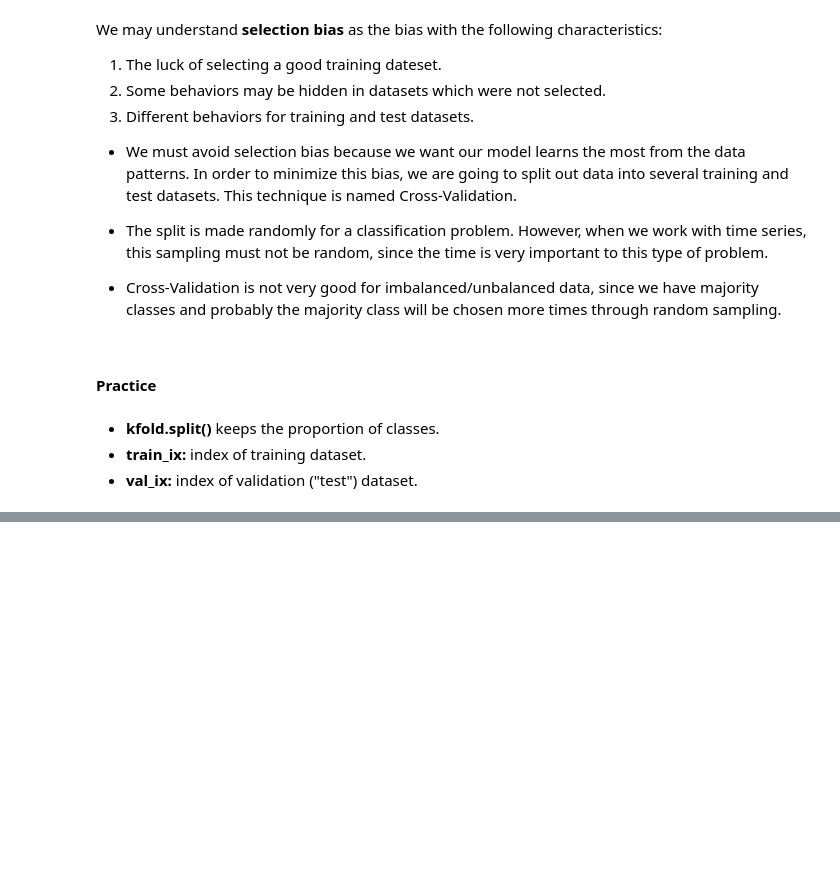
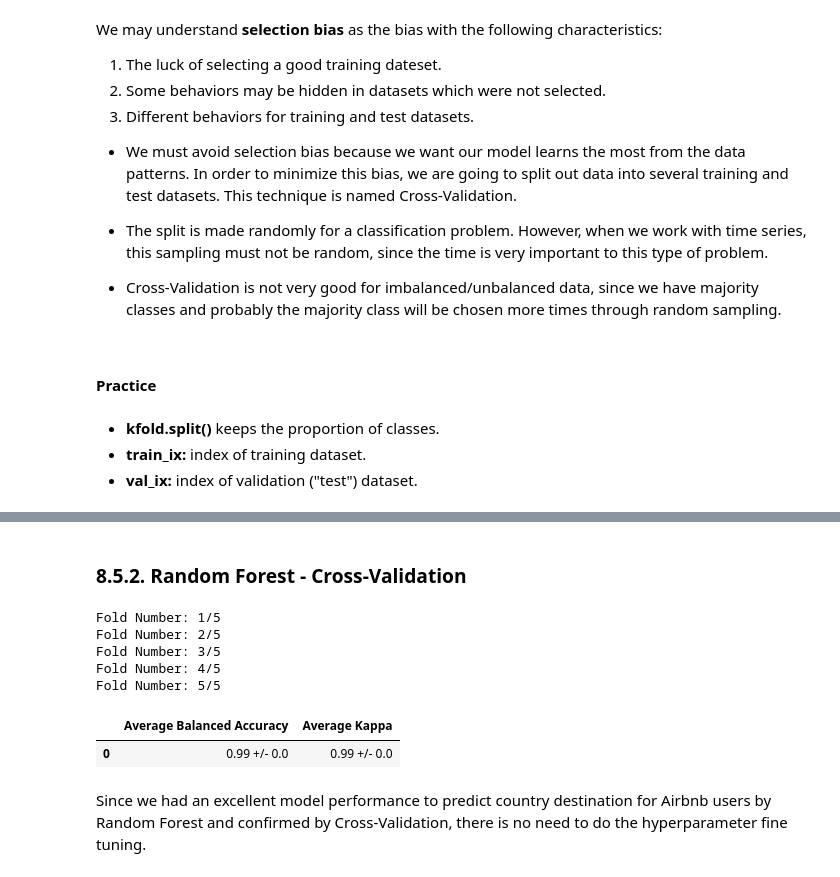
Before and after one commit to lucasquemelli/airbnb, a Jupyter notebook: airbnb.ipynb, the cells around one changed output, grey strips where cells are left out. Saved outputs shown, nothing was run; the diff lists cells and outputs as text; code cells hidden in the pictures; blank space fills up the shorter version.

```diff
--- a/airbnb.ipynb
+++ b/airbnb.ipynb
@@ -2473,0 +2421,64 @@ pd.DataFrame( {'Average Balanced Accuracy': np.round( np.mean( balanced_acc_list
+# %% [markdown]
+### 8.5.2. Random Forest - Cross-Validation
+# %%
+ # generate k-fold
+num_folds = 5 # shuffle = True: the split is done randomly
+kfold = ms.StratifiedKFold(n_splits=num_folds, shuffle=True, random_state=32)
+
+balanced_acc_list = []
+kappa_acc_list = []
+
+i = 1
+for train_ix, val_ix in kfold.split(x_train, y_train):
+    print( 'Fold Number: {}/{}'.format(i, num_folds))
+
+    # get fold
+    x_train_fold = x_train.iloc[train_ix]
+    y_train_fold = y_train.iloc[train_ix]
+
+    x_val_fold = x_train.iloc[val_ix]
+    y_val_fold = y_train.iloc[val_ix]
+
+    # instantiate encoder
+    ohe = pp.OneHotEncoder()
+
+    # y train for neural network
+    y_train_rf = ohe.fit_transform(y_train.values.reshape(-1, 1)).toarray()
+
+    # model
+    rf = RandomForestRegressor(n_estimators=100, n_jobs=-1, random_state=42).fit(x_train, y_train_rf)
+
+    # prediction
+    pred_rf = rf.predict(x_test)
+
+    # invert prediction - going back to the categorical attributes
+    # real prediction
+    yhat_rf = ohe.inverse_transform(pred_rf)
+
+    # prediction prepare
+    y_test_rf = y_test.to_numpy()
+    yhat_rf = yhat_rf.reshape(1, -1)[0]
+
+    ## Balanced Accuracy
+    balanced_acc_rf = m.balanced_accuracy_score(y_test_rf, yhat_rf)
+    balanced_acc_list.append(balanced_acc_rf)
+
+    # Kappa Metrics
+    kappa_acc_rf = m.cohen_kappa_score(y_test_rf, yhat_rf)
+    kappa_acc_list.append(kappa_acc_rf)
+
+    i += 1
+# %% [output]
+Fold Number: 1/5
+Fold Number: 2/5
+Fold Number: 3/5
+Fold Number: 4/5
+Fold Number: 5/5
+# %%
+pd.DataFrame( {'Average Balanced Accuracy': np.round( np.mean( balanced_acc_list ), 2 ).astype( str ) + ' +/- ' + np.round( np.std( balanced_acc_list  ), 10 ).astype( str ),
+                'Average Kappa': np.round( np.mean( kappa_acc_list ), 2 ).astype( str ) + ' +/- ' + np.round( np.std( kappa_acc_list ), 10 ).astype( str ) }, index=[0] )
+# %% [output]
+|  | Average Balanced Accuracy | Average Kappa |
+| 0 | 0.99 +/- 0.0 | 0.99 +/- 0.0 |
+# %% [markdown]
+Since we had an excellent model performance to predict country destination for Airbnb users by Random Forest and confirmed by Cross-Validation, there is no need to do the hyperparameter fine tuning.
```
Also changed, not shown: parts of 188 cells of this notebook.
